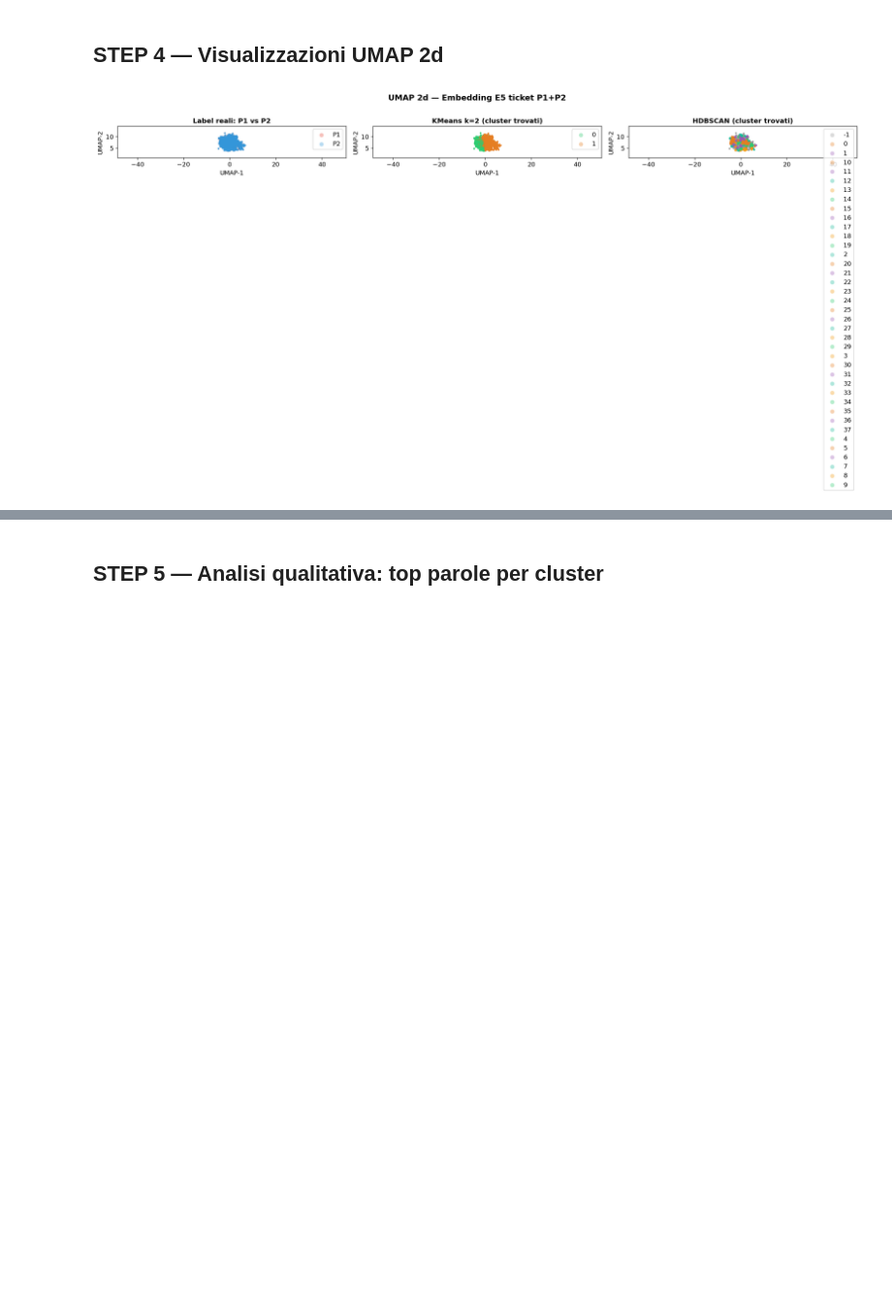
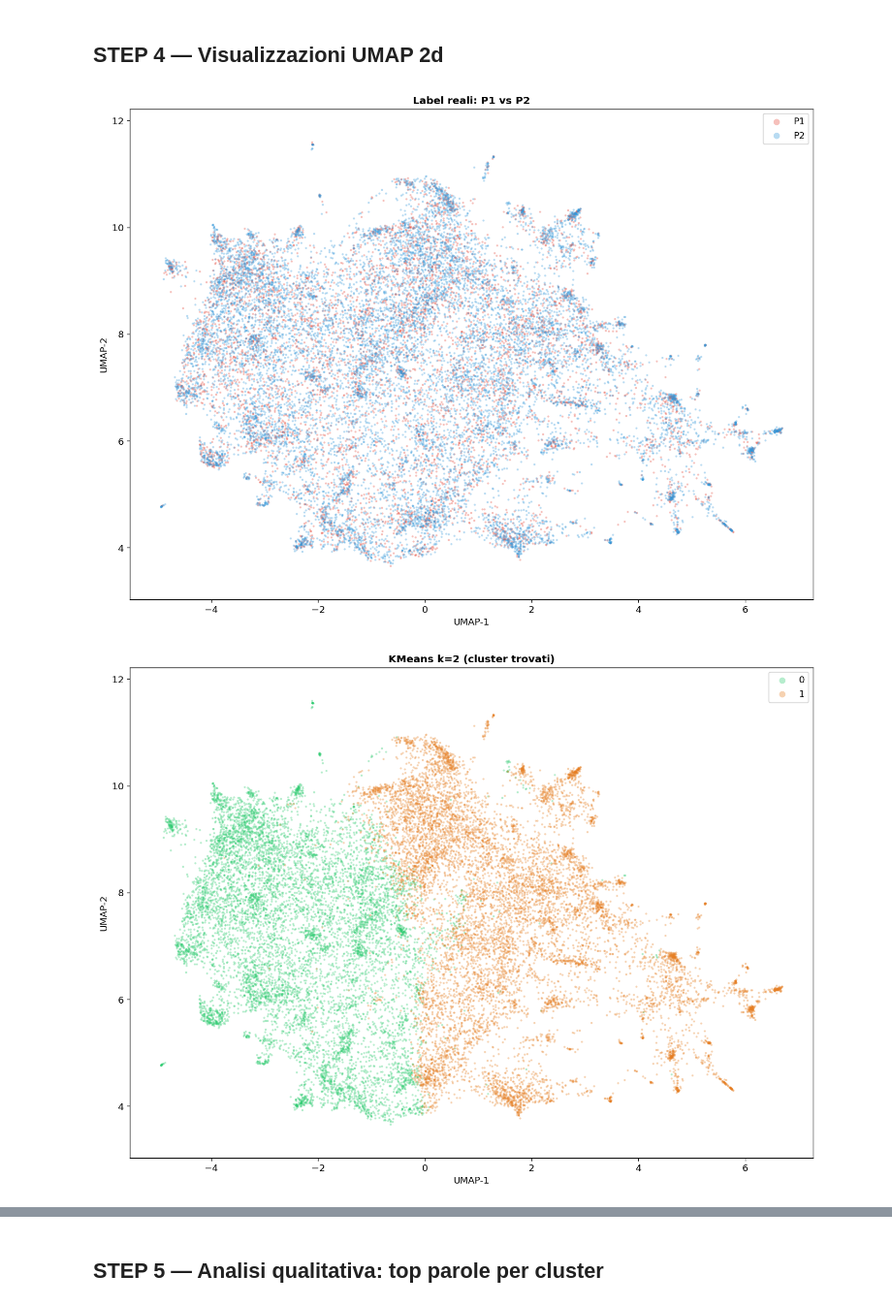
Before and after one commit to teosegatto-wq/TicketClassifier, a Jupyter notebook: notebooks/analysis/ClusteringAnalysis.ipynb, the cells around one changed output, grey strips where cells are left out. Shown at 97% size. Drawn from its saved outputs; the diff is of its cells as text; code cells hidden in the pictures; blank space fills up the shorter version.

```diff
--- a/notebooks/analysis/ClusteringAnalysis.ipynb
+++ b/notebooks/analysis/ClusteringAnalysis.ipynb
@@ -259,24 +259,30 @@ def scatter_umap(ax, X_2d, color_vals, palette, title, legend_labels=None, alpha
     ax.legend(markerscale=3, framealpha=0.8)
     ax.set_aspect('equal', 'datalim')
 # %%
-fig, axes = plt.subplots(1, 3, figsize=(19, 6))
-
-# Plot 1: Label reali P1 vs P2
-scatter_umap(axes[0], X_2d, list(y), PALETTE_LABEL, 'Label reali: P1 vs P2')
+# Plot 1: Label reali
+fig, ax = plt.subplots(figsize=(12, 9))
+scatter_umap(ax, X_2d, list(y), PALETTE_LABEL, 'Label reali: P1 vs P2')
+plt.tight_layout()
+plt.savefig(BASE_DIR / 'data' / 'umap_labels.png', dpi=150, bbox_inches='tight')
+plt.show()
 
 # Plot 2: KMeans k=2
+fig, ax = plt.subplots(figsize=(12, 9))
 km2_labels = kmeans_results[2]['labels'].astype(str)
-scatter_umap(axes[1], X_2d, list(km2_labels), PALETTE_CLUSTER, 'KMeans k=2 (cluster trovati)')
+scatter_umap(ax, X_2d, list(km2_labels), PALETTE_CLUSTER, 'KMeans k=2 (cluster trovati)')
+plt.tight_layout()
+plt.savefig(BASE_DIR / 'data' / 'umap_kmeans2.png', dpi=150, bbox_inches='tight')
+plt.show()
 
 # Plot 3: HDBSCAN
+fig, ax = plt.subplots(figsize=(12, 9))
 hdb_plot_labels = hdb_labels.astype(str)
-unique_hdb = sorted(set(hdb_plot_labels), key=lambda x: int(x))
 hdb_palette = {str(v): ('#999999' if v == -1 else PALETTE_CLUSTER[i % len(PALETTE_CLUSTER)])
                for i, v in enumerate(sorted(set(hdb_labels)))}
-scatter_umap(axes[2], X_2d, list(hdb_plot_labels), hdb_palette, 'HDBSCAN (cluster trovati)')
-
-plt.suptitle('UMAP 2d — Embedding E5 ticket P1+P2', fontsize=14, fontweight='bold', y=1.01)
+scatter_umap(ax, X_2d, list(hdb_plot_labels), hdb_palette, 'HDBSCAN (cluster trovati)')
 plt.tight_layout()
+#plt.savefig(BASE_DIR / 'data' / 'umap_hdbscan.png', dpi=150, bbox_inches='tight')
 plt.show()
 # %% [output]
-[figure, old version]
+[figure, new version]
+[figure, added]
```
Also changed, not shown: parts of 2 cells of this notebook, 4 other files.
